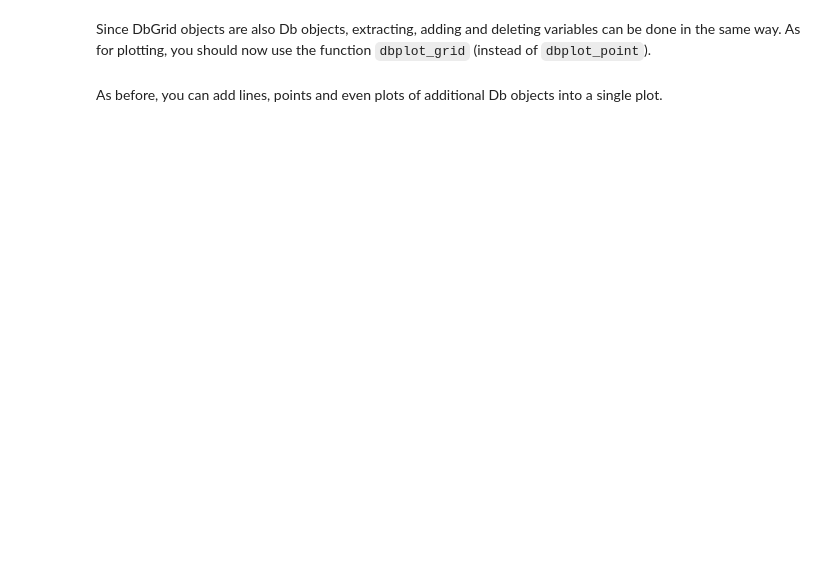
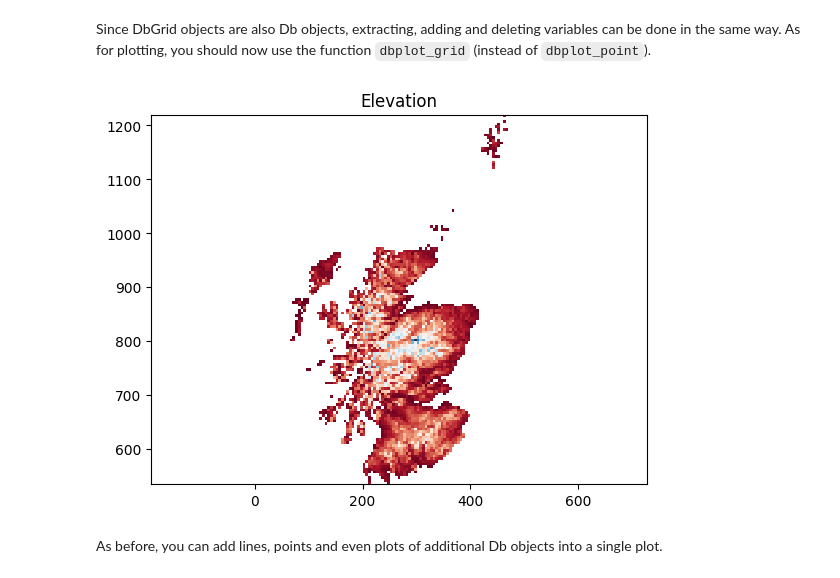
Before and after one commit to mike-pereira/minigst, a Jupyter notebook: python/TP/01_gstlearn_start.ipynb, the cells around one changed output. Drawn from its saved outputs; the diff is of its cells as text; code cells hidden in the pictures; blank space fills up the shorter version.

```diff
--- a/python/TP/01_gstlearn_start.ipynb
+++ b/python/TP/01_gstlearn_start.ipynb
@@ -224,11 +244,10 @@ dbG
 # %% [markdown]
 Alternatively, you can convert a R dataframe using the `dfToDbGrid` function (or the `dfToDb` function with the `isGrid=TRUE` argument).
 # %%
-%%R
 # Load Grid data
-data("ScotlandGrid") # <- "ScotlandGrid" is a data frame stored in the minigst package
-print(head(ScotlandGrid))
+_ , ScotlandGrid = mg.data("Scotland")
+print(ScotlandGrid.head)
 
 # Create DbGrid from dataframe
-dbG=dfToDbGrid(df=ScotlandGrid,coordnames=c("Longitude","Latitude"))
+dbG=mg.df_to_dbgrid(df=ScotlandGrid,coord_names=["Longitude","Latitude"])
 dbG
@@ -235,12 +286,15 @@ dbG
 # %% [markdown]
 Since DbGrid objects are also Db objects, extracting, adding and deleting variables can be done in the same way. As for plotting, you should now use the function `dbplot_grid` (instead of `dbplot_point`).
 # %%
-%%R
 # Plot the variable Elevation by color using the "RdBu" palette
-dbplot_grid(dbG,color="Elevation",cmap = "RdBu")
+gp.plot(dbG, "Elevation",cmap = "RdBu")
+plt.axis("equal")
+plt.show()
 
 # Plot the variable Elevation by contour
-dbplot_grid(dbG,contour="Elevation",cmap = "RdBu",nLevels = 15)
+#mg.dbplot_grid(dbG,contour="Elevation",cmap = "RdBu",nlevels = 15)
+# %% [output]
+[figure, added]
 # %% [markdown]
 As before, you can add lines, points and even plots of additional Db objects into a single plot.
 # %%
```
Also changed, not shown: parts of 14 cells of this notebook.
